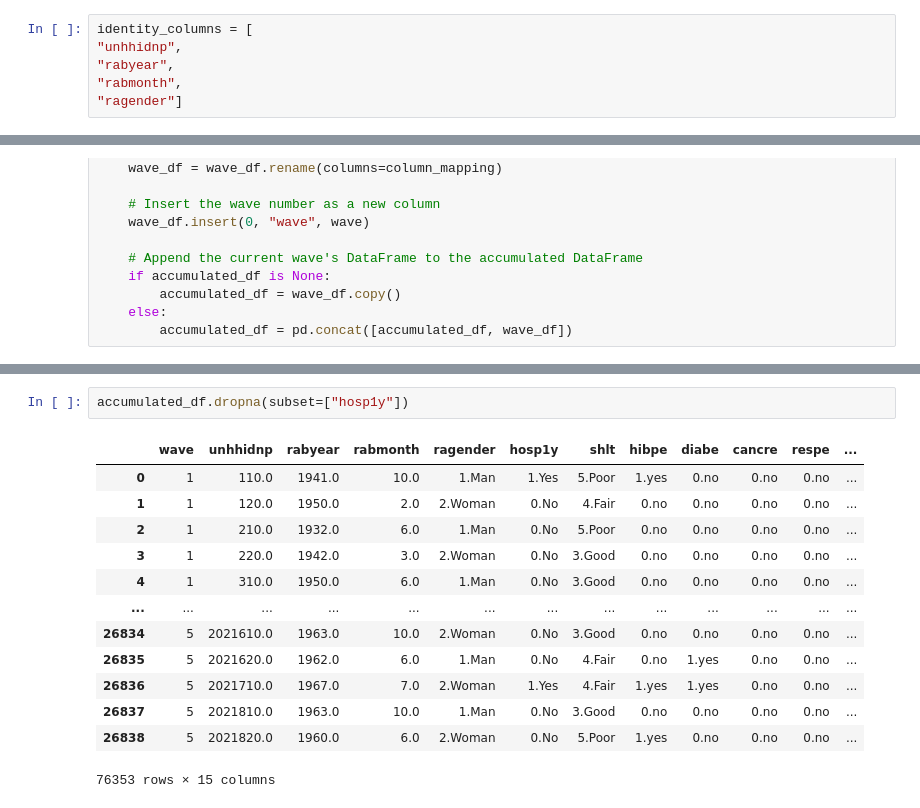
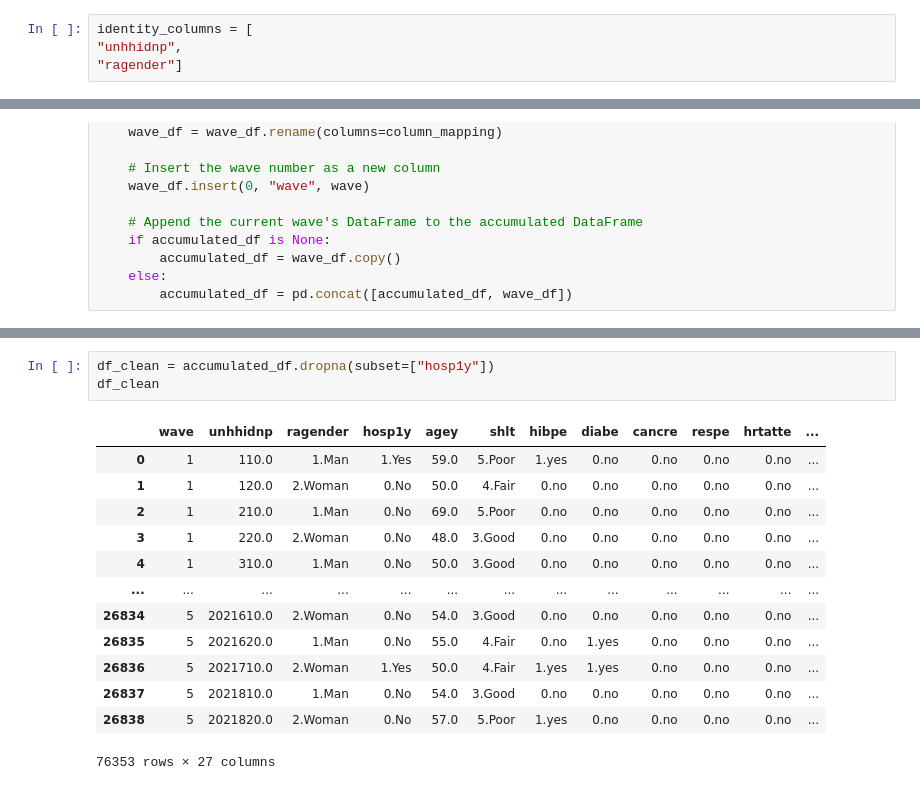
Before and after one commit to giraldiego/HPEP_project, a Jupyter notebook: EDA.ipynb, the cells around one changed output, grey strips where cells are left out. Cells and saved outputs as stored; diff of their text form.

```diff
--- a/EDA.ipynb
+++ b/EDA.ipynb
@@ -53,6 +53,4 @@ target_columns = ['r1hosp1y',
 # %%
 identity_columns = [
 "unhhidnp",
-"rabyear",
-"rabmonth",
 "ragender"]
@@ -207,16 +293,17 @@ accumulated_df.shape
 # %%
-accumulated_df.dropna(subset=["hosp1y"])
+df_clean = accumulated_df.dropna(subset=["hosp1y"])
+df_clean
 # %% [output]
-|  | wave | unhhidnp | rabyear | rabmonth | ragender | hosp1y | shlt | hibpe | diabe | cancre | respe | ... |
-| 0 | 1 | 110.0 | 1941.0 | 10.0 | 1.Man | 1.Yes | 5.Poor | 1.yes | 0.no | 0.no | 0.no | ... |
-| 1 | 1 | 120.0 | 1950.0 | 2.0 | 2.Woman | 0.No | 4.Fair | 0.no | 0.no | 0.no | 0.no | ... |
-| 2 | 1 | 210.0 | 1932.0 | 6.0 | 1.Man | 0.No | 5.Poor | 0.no | 0.no | 0.no | 0.no | ... |
-| 3 | 1 | 220.0 | 1942.0 | 3.0 | 2.Woman | 0.No | 3.Good | 0.no | 0.no | 0.no | 0.no | ... |
-| 4 | 1 | 310.0 | 1950.0 | 6.0 | 1.Man | 0.No | 3.Good | 0.no | 0.no | 0.no | 0.no | ... |
+|  | wave | unhhidnp | ragender | hosp1y | agey | shlt | hibpe | diabe | cancre | respe | hrtatte | ... |
+| 0 | 1 | 110.0 | 1.Man | 1.Yes | 59.0 | 5.Poor | 1.yes | 0.no | 0.no | 0.no | 0.no | ... |
+| 1 | 1 | 120.0 | 2.Woman | 0.No | 50.0 | 4.Fair | 0.no | 0.no | 0.no | 0.no | 0.no | ... |
+| 2 | 1 | 210.0 | 1.Man | 0.No | 69.0 | 5.Poor | 0.no | 0.no | 0.no | 0.no | 0.no | ... |
+| 3 | 1 | 220.0 | 2.Woman | 0.No | 48.0 | 3.Good | 0.no | 0.no | 0.no | 0.no | 0.no | ... |
+| 4 | 1 | 310.0 | 1.Man | 0.No | 50.0 | 3.Good | 0.no | 0.no | 0.no | 0.no | 0.no | ... |
 | ... | ... | ... | ... | ... | ... | ... | ... | ... | ... | ... | ... | ... |
-| 26834 | 5 | 2021610.0 | 1963.0 | 10.0 | 2.Woman | 0.No | 3.Good | 0.no | 0.no | 0.no | 0.no | ... |
-| 26835 | 5 | 2021620.0 | 1962.0 | 6.0 | 1.Man | 0.No | 4.Fair | 0.no | 1.yes | 0.no | 0.no | ... |
-| 26836 | 5 | 2021710.0 | 1967.0 | 7.0 | 2.Woman | 1.Yes | 4.Fair | 1.yes | 1.yes | 0.no | 0.no | ... |
-| 26837 | 5 | 2021810.0 | 1963.0 | 10.0 | 1.Man | 0.No | 3.Good | 0.no | 0.no | 0.no | 0.no | ... |
-| 26838 | 5 | 2021820.0 | 1960.0 | 6.0 | 2.Woman | 0.No | 5.Poor | 1.yes | 0.no | 0.no | 0.no | ... |
+| 26834 | 5 | 2021610.0 | 2.Woman | 0.No | 54.0 | 3.Good | 0.no | 0.no | 0.no | 0.no | 0.no | ... |
+| 26835 | 5 | 2021620.0 | 1.Man | 0.No | 55.0 | 4.Fair | 0.no | 1.yes | 0.no | 0.no | 0.no | ... |
+| 26836 | 5 | 2021710.0 | 2.Woman | 1.Yes | 50.0 | 4.Fair | 1.yes | 1.yes | 0.no | 0.no | 0.no | ... |
+| 26837 | 5 | 2021810.0 | 1.Man | 0.No | 54.0 | 3.Good | 0.no | 0.no | 0.no | 0.no | 0.no | ... |
+| 26838 | 5 | 2021820.0 | 2.Woman | 0.No | 57.0 | 5.Poor | 1.yes | 0.no | 0.no | 0.no | 0.no | ... |
-76353 rows × 15 columns
+76353 rows × 27 columns
```
Also changed, not shown: parts of 8 cells of this notebook.
